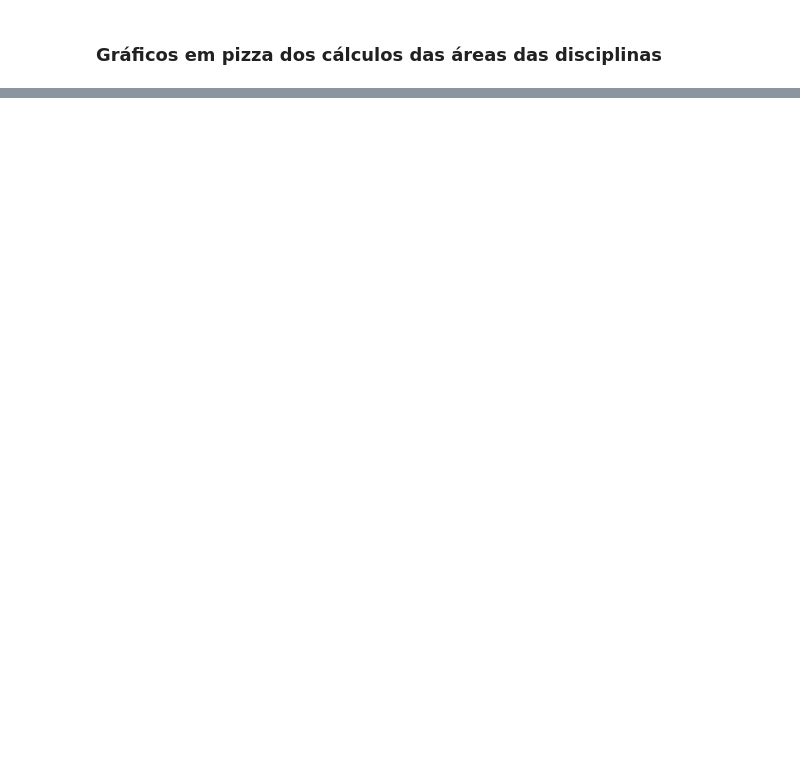
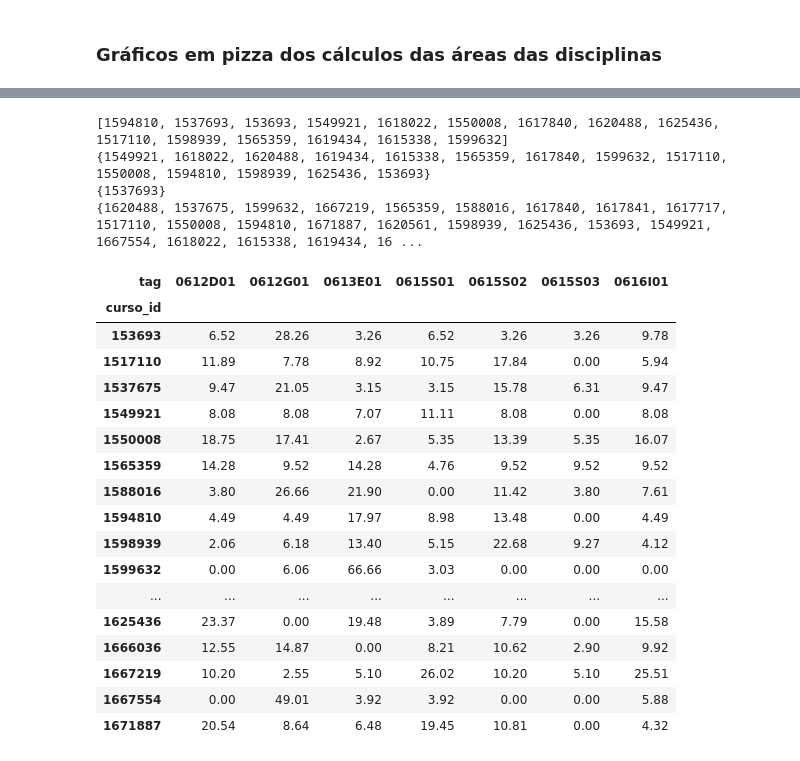
Before and after one commit to cetoli/spike, a Jupyter notebook: src/ipnb/revisão_curricular.ipynb, the cells around one changed output, grey strips where cells are left out. Cells and saved outputs as stored; diff of their text form; code cells hidden in the pictures; blank space fills up the shorter version.

```diff
--- a/src/ipnb/revisão_curricular.ipynb
+++ b/src/ipnb/revisão_curricular.ipynb
@@ -168,0 +196,56 @@ plt.show()
+# %%
+import math
+import locale
+cs_id = ['1594810', '1537693', '153693', '1549921', '1618022', '1550008', '1617840', '1620488', '1625436', '1517110', '1598939', '1565359', '1619434', '1615338', '1599632']
+cs_id = [int(nc) for nc in cs_id]
+print(cs_id)
+locale.setlocale(locale.LC_NUMERIC, '')
+di = ds["curso_id tag chw".split()].copy()
+ll = set(di["curso_id"].to_list())
+ll = set(cs_id).intersection(ll)
+print(ll)
+print(set(cs_id).difference(ll))
+print(set(di["curso_id"].to_list()))
+# dh = dh["curso_id"].astype(int)
+# dh.drop(dh[dh['curso_id'] not in cs_id].index, inplace=True)
+
+# di = di.apply(lambda row: row[~df['curso_id'].isin(cs_id)])
+# dh = dh[df.curso_id.isin(cs_id)]
+# di["chw"] = di["chw"].apply(lambda value: f"{int(value)},{str(value - int(value))[2:]}")
+di["chw"] = di["chw"].apply(lambda value: math.trunc(value*100)/100)
+
+dh = di.set_index(['curso_id','tag'])['chw'].unstack(fill_value=0)
+# dh["Identificador curso"] = di['curso_id'].astype(str)
+# dh = dh.set_index(['curso_id','tag','chw'])
+# dh = dh.unstack("tag").fillna(0).astype(int)
+
+renames = {k: v for k, v in zip("curso_id tag chw".split(), "Identificador curso,Área detalhada,Porcentagem da carga".split(","))}
+dh = dh.rename(renames, axis=1)
+
+# dh["Porcentagem da carga"] = dh["Porcentagem da carga"].apply(lambda x: math.trunc(x * 100)/100)
+# dh["Porcentagem da carga"] = dh["Porcentagem da carga"].apply(lambda value: f"{int(value)},{str(value - int(value))[2:]}")
+
+dh
+# %% [output]
+[1594810, 1537693, 153693, 1549921, 1618022, 1550008, 1617840, 1620488, 1625436, 1517110, 1598939, 1565359, 1619434, 1615338, 1599632]
+{1549921, 1618022, 1620488, 1619434, 1615338, 1565359, 1617840, 1599632, 1517110, 1550008, 1594810, 1598939, 1625436, 153693}
+{1537693}
+{1620488, 1537675, 1599632, 1667219, 1565359, 1588016, 1617840, 1617841, 1617717, 1517110, 1550008, 1594810, 1671887, 1620561, 1598939, 1625436, 153693, 1549921, 1667554, 1618022, 1615338, 1619434, 16 ...
+| tag | 0612D01 | 0612G01 | 0613E01 | 0615S01 | 0615S02 | 0615S03 | 0616I01 |
+| curso_id |  |  |  |  |  |  |  |
+| 153693 | 6.52 | 28.26 | 3.26 | 6.52 | 3.26 | 3.26 | 9.78 |
+| 1517110 | 11.89 | 7.78 | 8.92 | 10.75 | 17.84 | 0.00 | 5.94 |
+| 1537675 | 9.47 | 21.05 | 3.15 | 3.15 | 15.78 | 6.31 | 9.47 |
+| 1549921 | 8.08 | 8.08 | 7.07 | 11.11 | 8.08 | 0.00 | 8.08 |
+| 1550008 | 18.75 | 17.41 | 2.67 | 5.35 | 13.39 | 5.35 | 16.07 |
+| 1565359 | 14.28 | 9.52 | 14.28 | 4.76 | 9.52 | 9.52 | 9.52 |
+| 1588016 | 3.80 | 26.66 | 21.90 | 0.00 | 11.42 | 3.80 | 7.61 |
+| 1594810 | 4.49 | 4.49 | 17.97 | 8.98 | 13.48 | 0.00 | 4.49 |
+| 1598939 | 2.06 | 6.18 | 13.40 | 5.15 | 22.68 | 9.27 | 4.12 |
+| 1599632 | 0.00 | 6.06 | 66.66 | 3.03 | 0.00 | 0.00 | 0.00 |
+| ... | ... | ... | ... | ... | ... | ... | ... |
+| 1625436 | 23.37 | 0.00 | 19.48 | 3.89 | 7.79 | 0.00 | 15.58 |
+| 1666036 | 12.55 | 14.87 | 0.00 | 8.21 | 10.62 | 2.90 | 9.92 |
+| 1667219 | 10.20 | 2.55 | 5.10 | 26.02 | 10.20 | 5.10 | 25.51 |
+| 1667554 | 0.00 | 49.01 | 3.92 | 3.92 | 0.00 | 0.00 | 5.88 |
+| 1671887 | 20.54 | 8.64 | 6.48 | 19.45 | 10.81 | 0.00 | 4.32 |
```
Also changed, not shown: parts of 11 cells of this notebook.
